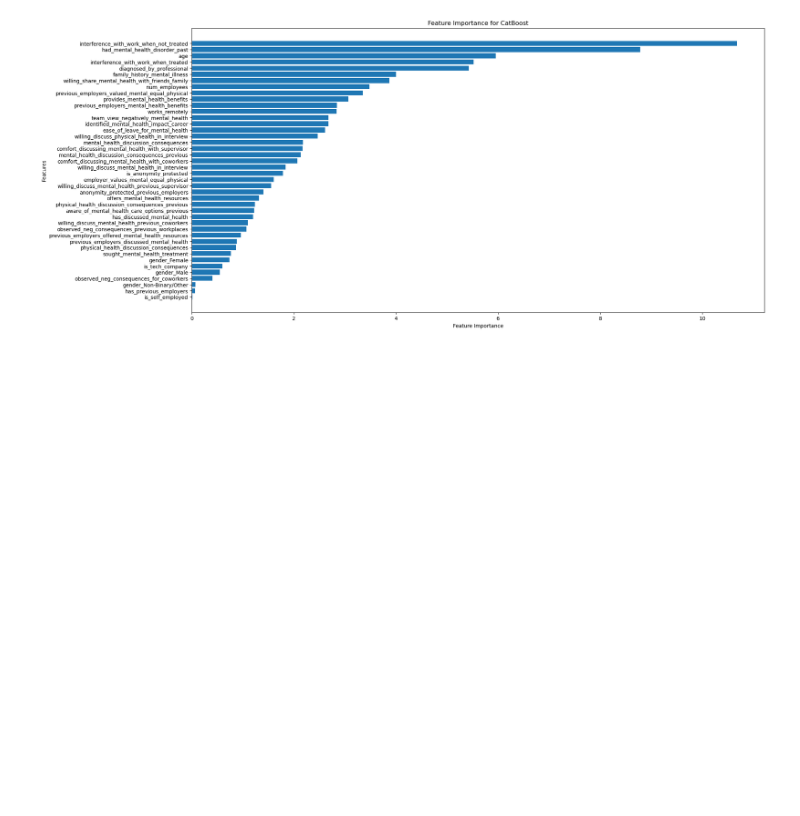
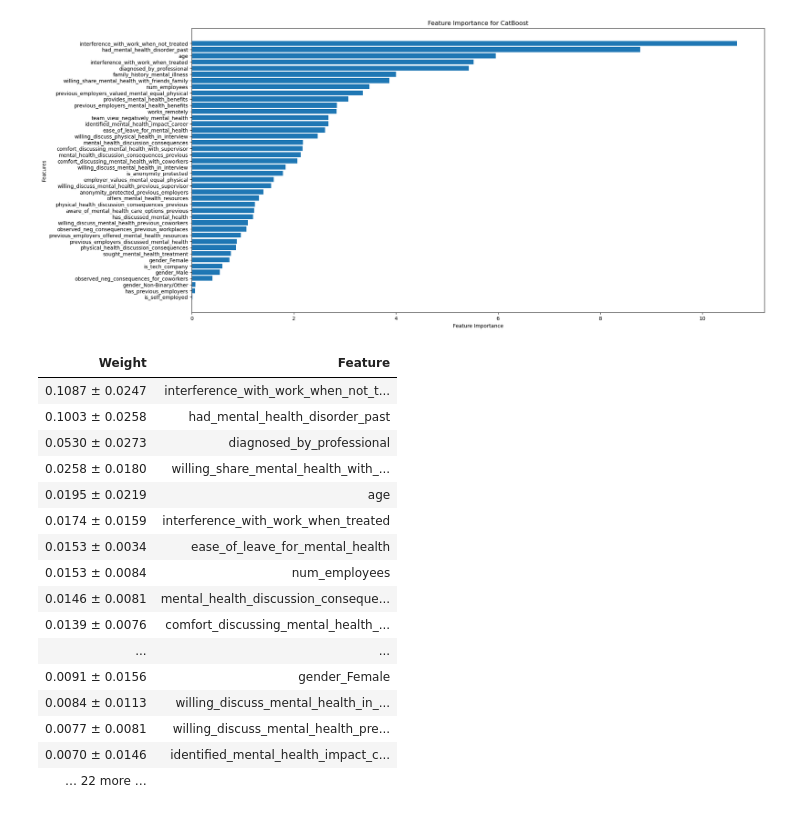
Before and after one commit to oskar-wolf/ML-EDA-Mental-Health-In-Tech, a Jupyter notebook: ML/prediction_model.ipynb, the cells around one changed output. Saved outputs shown, nothing was run; the diff lists cells and outputs as text; code cells hidden in the pictures; blank space fills up the shorter version.

```diff
--- a/ML/prediction_model.ipynb
+++ b/ML/prediction_model.ipynb
@@ -1019,0 +1018,26 @@ import eli5
+# %%
+import eli5
+from eli5.sklearn import PermutationImportance
+
+perm= PermutationImportance(estimator=catboost_tuned, random_state=1)
+perm.fit(X_test,y_test)
+
+eli5.show_weights(estimator=perm, feature_names = X_test.columns.tolist())
+# %% [output]
+| Weight | Feature |
+| 0.1087 ± 0.0247 | interference_with_work_when_not_t... |
+| 0.1003 ± 0.0258 | had_mental_health_disorder_past |
+| 0.0530 ± 0.0273 | diagnosed_by_professional |
+| 0.0258 ± 0.0180 | willing_share_mental_health_with_... |
+| 0.0195 ± 0.0219 | age |
+| 0.0174 ± 0.0159 | interference_with_work_when_treated |
+| 0.0153 ± 0.0034 | ease_of_leave_for_mental_health |
+| 0.0153 ± 0.0084 | num_employees |
+| 0.0146 ± 0.0081 | mental_health_discussion_conseque... |
+| 0.0139 ± 0.0076 | comfort_discussing_mental_health_... |
+| ... | ... |
+| 0.0091 ± 0.0156 | gender_Female |
+| 0.0084 ± 0.0113 | willing_discuss_mental_health_in_... |
+| 0.0077 ± 0.0081 | willing_discuss_mental_health_pre... |
+| 0.0070 ± 0.0146 | identified_mental_health_impact_c... |
+| … 22 more … |  |
```
Also changed, not shown: parts of 2 cells of this notebook, 3 other files.
